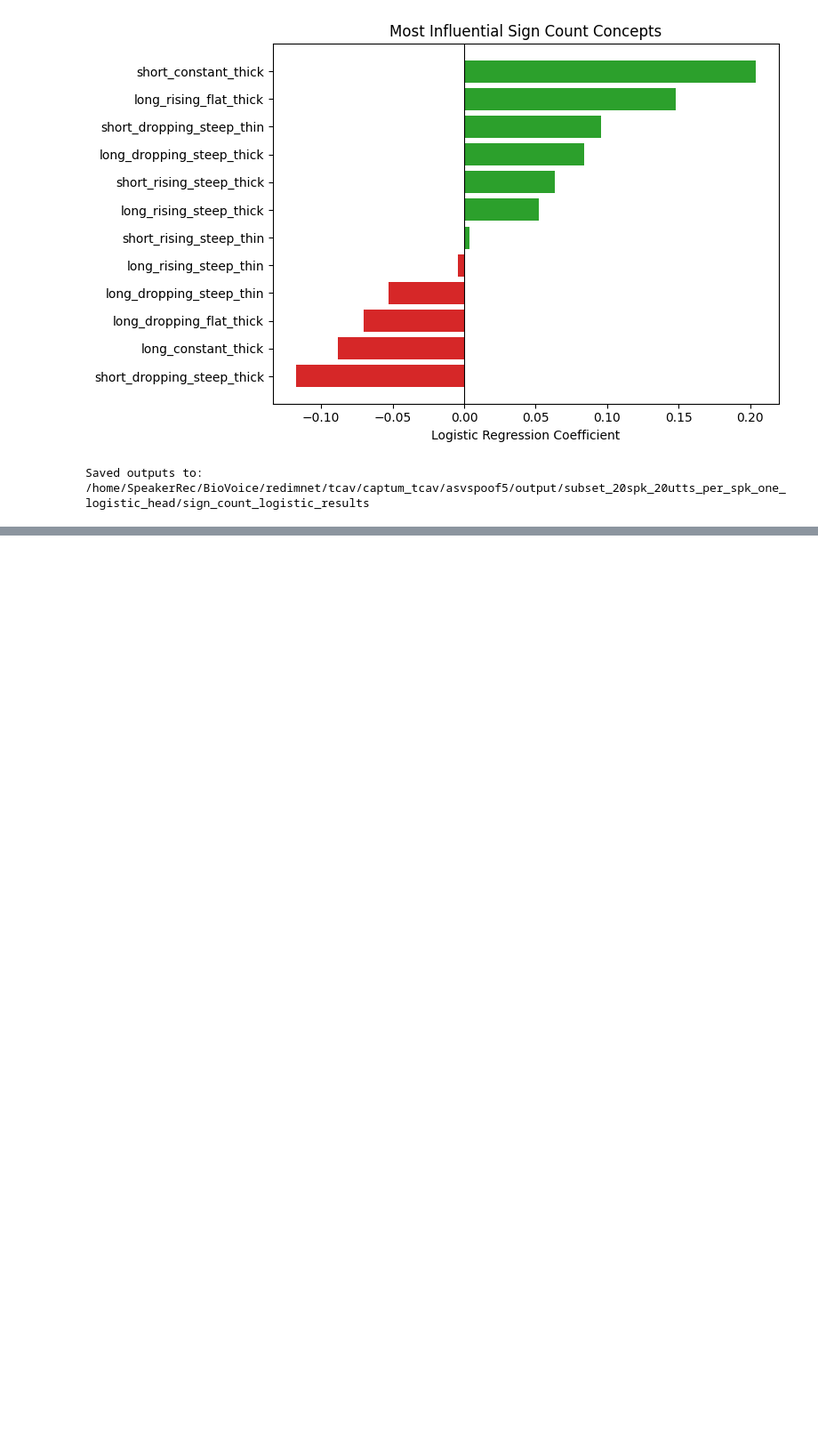
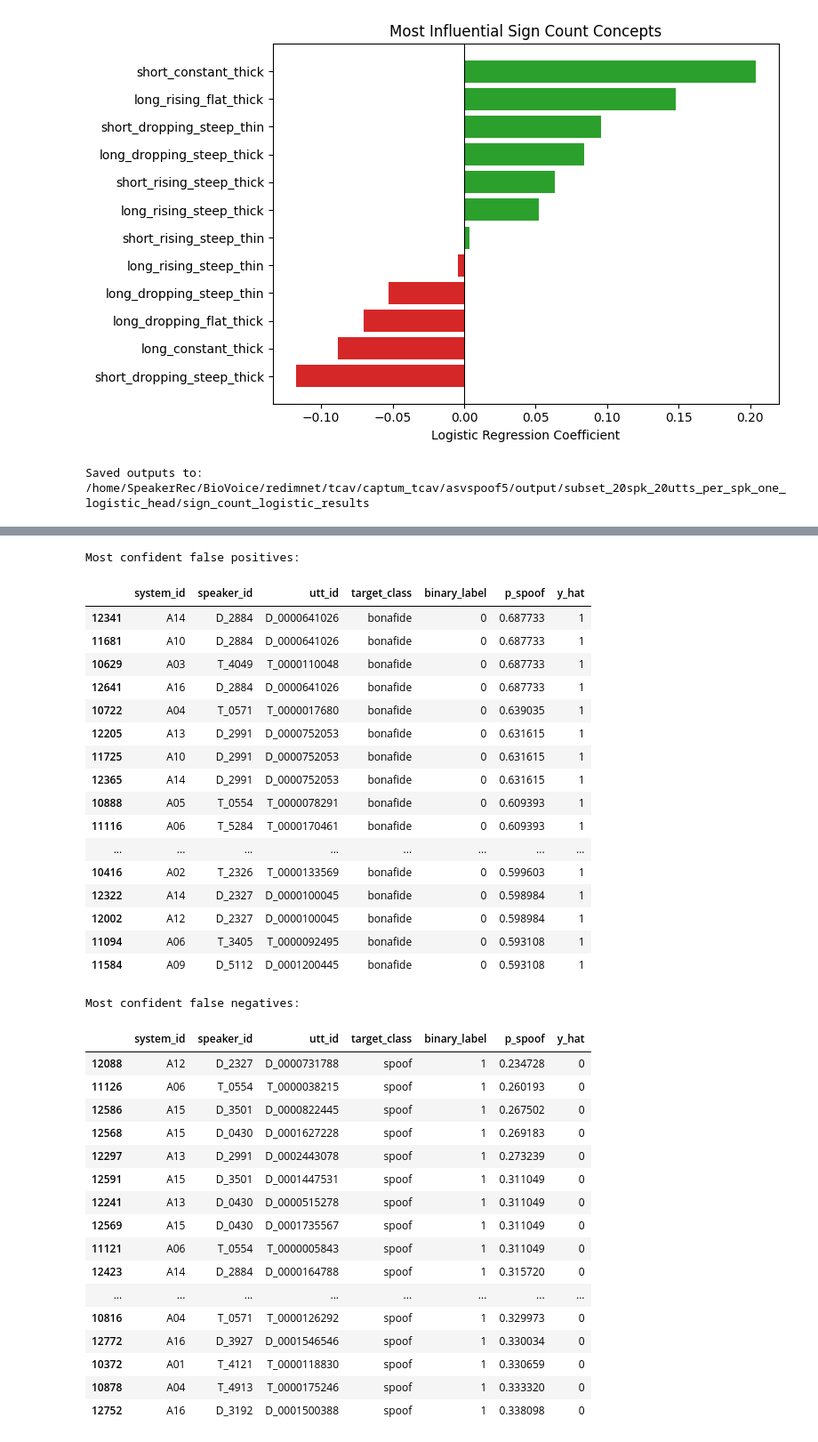
Before and after one commit to yoav1870/BioVoice, a Jupyter notebook: redimnet/tcav/captum_tcav/asvspoof5/multivariate_logistic_regression/train_sign_count_logistic.ipynb, the cells around one changed output, grey strips where cells are left out. Shown at 89% size. Cells and saved outputs as stored; diff of their text form; code cells hidden in the pictures; blank space fills up the shorter version.

```diff
--- a/redimnet/tcav/captum_tcav/asvspoof5/multivariate_logistic_regression/train_sign_count_logistic.ipynb
+++ b/redimnet/tcav/captum_tcav/asvspoof5/multivariate_logistic_regression/train_sign_count_logistic.ipynb
@@ -334,0 +419,51 @@ Saved outputs to: /home/SpeakerRec/BioVoice/redimnet/tcav/captum_tcav/asvspoof5/
+# %%
+false_pos_df = test_analysis_df[test_analysis_df['error_type'] == 'false_positive'].copy()
+false_pos_df['confidence'] = false_pos_df['p_spoof']
+false_pos_df = false_pos_df.sort_values('confidence', ascending=False)
+
+false_neg_df = test_analysis_df[test_analysis_df['error_type'] == 'false_negative'].copy()
+false_neg_df['confidence'] = 1.0 - false_neg_df['p_spoof']
+false_neg_df = false_neg_df.sort_values('confidence', ascending=False)
+
+print('Most confident false positives:')
+display(false_pos_df[['system_id', 'speaker_id', 'utt_id', 'target_class', 'binary_label', 'p_spoof', 'y_hat']].head(20))
+
+print('Most confident false negatives:')
+display(false_neg_df[['system_id', 'speaker_id', 'utt_id', 'target_class', 'binary_label', 'p_spoof', 'y_hat']].head(20))
+# %% [output]
+Most confident false positives:
+|  | system_id | speaker_id | utt_id | target_class | binary_label | p_spoof | y_hat |
+| 12341 | A14 | D_2884 | D_0000641026 | bonafide | 0 | 0.687733 | 1 |
+| 11681 | A10 | D_2884 | D_0000641026 | bonafide | 0 | 0.687733 | 1 |
+| 10629 | A03 | T_4049 | T_0000110048 | bonafide | 0 | 0.687733 | 1 |
+| 12641 | A16 | D_2884 | D_0000641026 | bonafide | 0 | 0.687733 | 1 |
+| 10722 | A04 | T_0571 | T_0000017680 | bonafide | 0 | 0.639035 | 1 |
+| 12205 | A13 | D_2991 | D_0000752053 | bonafide | 0 | 0.631615 | 1 |
+| 11725 | A10 | D_2991 | D_0000752053 | bonafide | 0 | 0.631615 | 1 |
+| 12365 | A14 | D_2991 | D_0000752053 | bonafide | 0 | 0.631615 | 1 |
+| 10888 | A05 | T_0554 | T_0000078291 | bonafide | 0 | 0.609393 | 1 |
+| 11116 | A06 | T_5284 | T_0000170461 | bonafide | 0 | 0.609393 | 1 |
+| ... | ... | ... | ... | ... | ... | ... | ... |
+| 10416 | A02 | T_2326 | T_0000133569 | bonafide | 0 | 0.599603 | 1 |
+| 12322 | A14 | D_2327 | D_0000100045 | bonafide | 0 | 0.598984 | 1 |
+| 12002 | A12 | D_2327 | D_0000100045 | bonafide | 0 | 0.598984 | 1 |
+| 11094 | A06 | T_3405 | T_0000092495 | bonafide | 0 | 0.593108 | 1 |
+| 11584 | A09 | D_5112 | D_0001200445 | bonafide | 0 | 0.593108 | 1 |
+Most confident false negatives:
+|  | system_id | speaker_id | utt_id | target_class | binary_label | p_spoof | y_hat |
+| 12088 | A12 | D_2327 | D_0000731788 | spoof | 1 | 0.234728 | 0 |
+| 11126 | A06 | T_0554 | T_0000038215 | spoof | 1 | 0.260193 | 0 |
+| 12586 | A15 | D_3501 | D_0000822445 | spoof | 1 | 0.267502 | 0 |
+| 12568 | A15 | D_0430 | D_0001627228 | spoof | 1 | 0.269183 | 0 |
+| 12297 | A13 | D_2991 | D_0002443078 | spoof | 1 | 0.273239 | 0 |
+| 12591 | A15 | D_3501 | D_0001447531 | spoof | 1 | 0.311049 | 0 |
+| 12241 | A13 | D_0430 | D_0000515278 | spoof | 1 | 0.311049 | 0 |
+| 12569 | A15 | D_0430 | D_0001735567 | spoof | 1 | 0.311049 | 0 |
+| 11121 | A06 | T_0554 | T_0000005843 | spoof | 1 | 0.311049 | 0 |
+| 12423 | A14 | D_2884 | D_0000164788 | spoof | 1 | 0.315720 | 0 |
+| ... | ... | ... | ... | ... | ... | ... | ... |
+| 10816 | A04 | T_0571 | T_0000126292 | spoof | 1 | 0.329973 | 0 |
+| 12772 | A16 | D_3927 | D_0001546546 | spoof | 1 | 0.330034 | 0 |
+| 10372 | A01 | T_4121 | T_0000118830 | spoof | 1 | 0.330659 | 0 |
+| 10878 | A04 | T_4913 | T_0000175246 | spoof | 1 | 0.333320 | 0 |
+| 12752 | A16 | D_3192 | D_0001500388 | spoof | 1 | 0.338098 | 0 |
```
Also changed, not shown: parts of 4 cells of this notebook, 1 other file.
